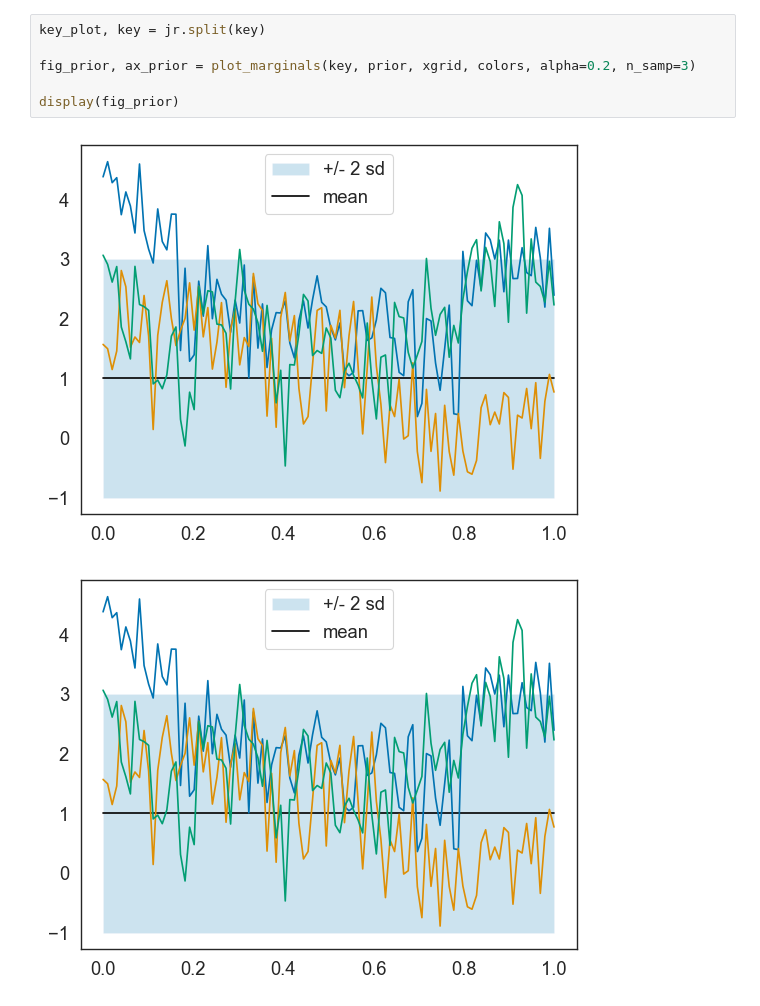
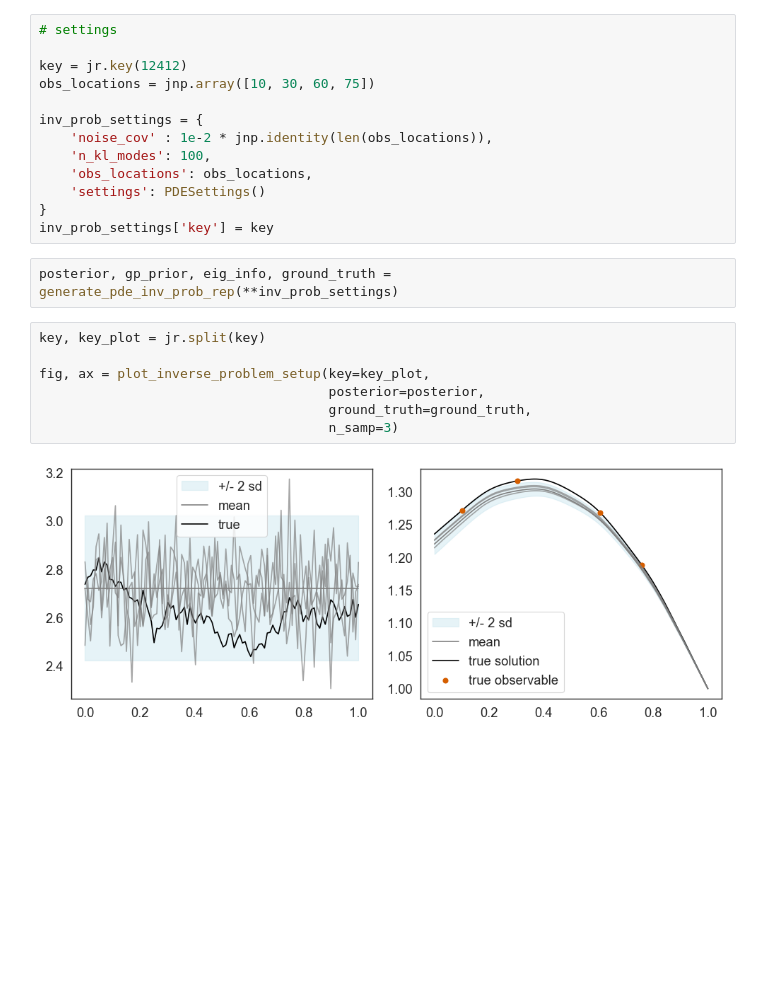
Before and after one commit to arob5/Bayesian-inference-with-surrogates, a Jupyter notebook: uncprop/models/elliptic_pde/notebook.ipynb, the cells around one changed output. Cells and saved outputs as stored; diff of their text form; blank space fills up the shorter version.

Commit message:
Inverse problem setup is mostly complete

```diff
--- a/uncprop/models/elliptic_pde/notebook.ipynb
+++ b/uncprop/models/elliptic_pde/notebook.ipynb
@@ -97,9 +33,24 @@ def plot_marginals(key, dist, grid, colors, alpha=0.3, n_samp=0):
-# %%
-key_plot, key = jr.split(key)
-
-fig_prior, ax_prior = plot_marginals(key, prior, xgrid, colors, alpha=0.2, n_samp=3)
-
-display(fig_prior)
-# %% [output]
-[figure, removed]
-[figure, removed]
+# %%
+# settings
+
+key = jr.key(12412)
+obs_locations = jnp.array([10, 30, 60, 75])
+
+inv_prob_settings = {
+    'noise_cov' : 1e-2 * jnp.identity(len(obs_locations)),
+    'n_kl_modes': 100,
+    'obs_locations': obs_locations,
+    'settings': PDESettings()
+}
+inv_prob_settings['key'] = key
+# %%
+posterior, gp_prior, eig_info, ground_truth = generate_pde_inv_prob_rep(**inv_prob_settings)
+# %%
+key, key_plot = jr.split(key)
+
+fig, ax = plot_inverse_problem_setup(key=key_plot,
+                                     posterior=posterior,
+                                     ground_truth=ground_truth,
+                                     n_samp=3)
+# %% [output]
+[figure, added]
```
Also changed, not shown: parts of 8 cells of this notebook, 1 other file.
